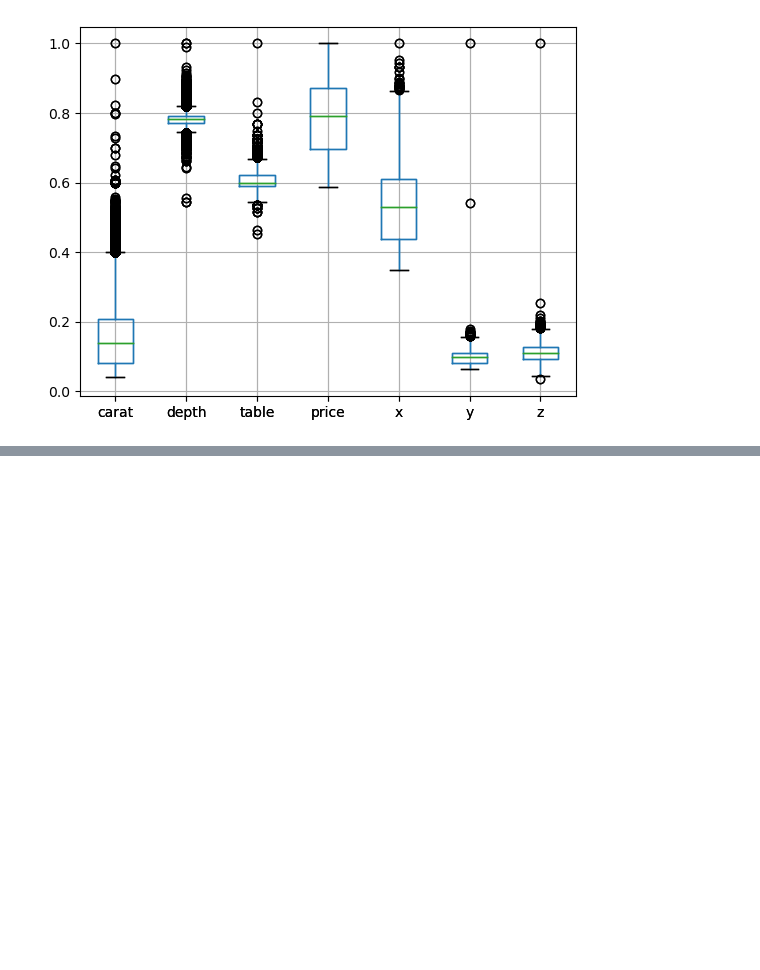
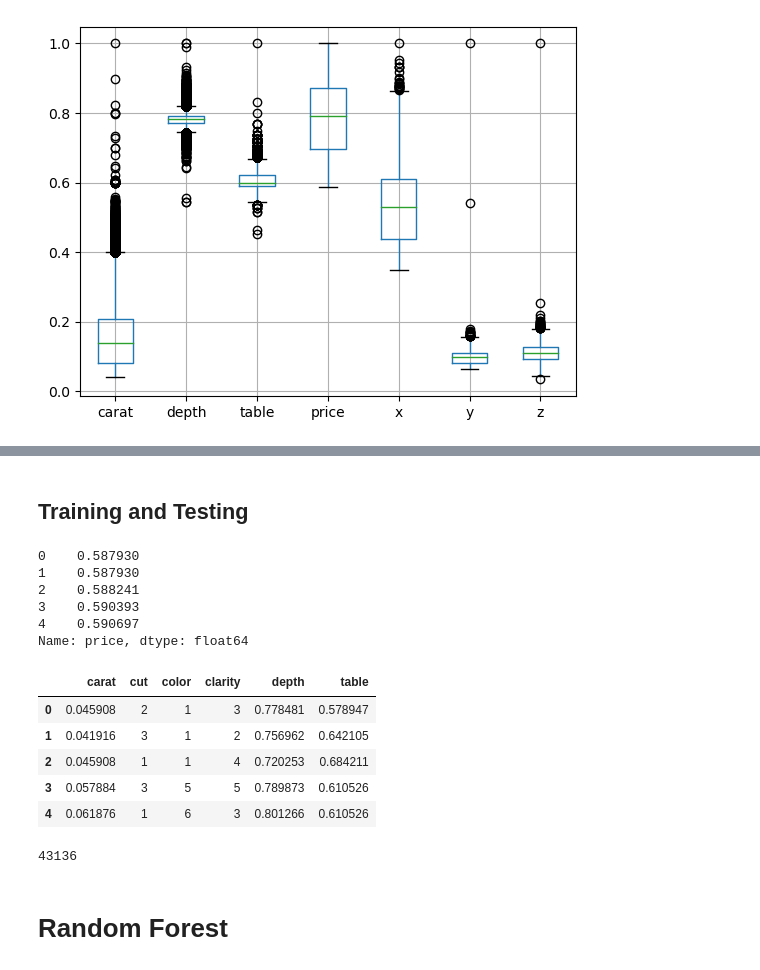
Before and after one commit to rlawns255/Project4_Group4, a Jupyter notebook: Data_clean.ipynb, the cells around one changed output, grey strips where cells are left out. Saved outputs shown, nothing was run; the diff lists cells and outputs as text; code cells hidden in the pictures; blank space fills up the shorter version.

Commit message:
Implemented box plot, random forest algo & rf features importances

```diff
--- a/Data_clean.ipynb
+++ b/Data_clean.ipynb
@@ -116,0 +156,22 @@ from sklearn. import te
+# %% [markdown]
+## Training and Testing
+# %%
+y = df ['price']
+y.head()
+# %% [output]
+0    0.587930
+1    0.587930
+2    0.588241
+3    0.590393
+4    0.590697
+Name: price, dtype: float64
+# %%
+X = df.drop(columns=['price', 'x', 'y', 'z'])
+X.head()
+# %% [output]
+|  | carat | cut | color | clarity | depth | table |
+| 0 | 0.045908 | 2 | 1 | 3 | 0.778481 | 0.578947 |
+| 1 | 0.041916 | 3 | 1 | 2 | 0.756962 | 0.642105 |
+| 2 | 0.045908 | 1 | 1 | 4 | 0.720253 | 0.684211 |
+| 3 | 0.057884 | 3 | 5 | 5 | 0.789873 | 0.610526 |
+| 4 | 0.061876 | 1 | 6 | 3 | 0.801266 | 0.610526 |
@@ -116,0 +181,6 @@ from sklearn. import te
+# %%
+len(X_train)
+len(X_test)
+len(df)
+# %% [output]
+43136
@@ -116,0 +192,2 @@ from sklearn. import te
+# %% [markdown]
+# Random Forest
```
Also changed, not shown: parts of 20 cells of this notebook.
